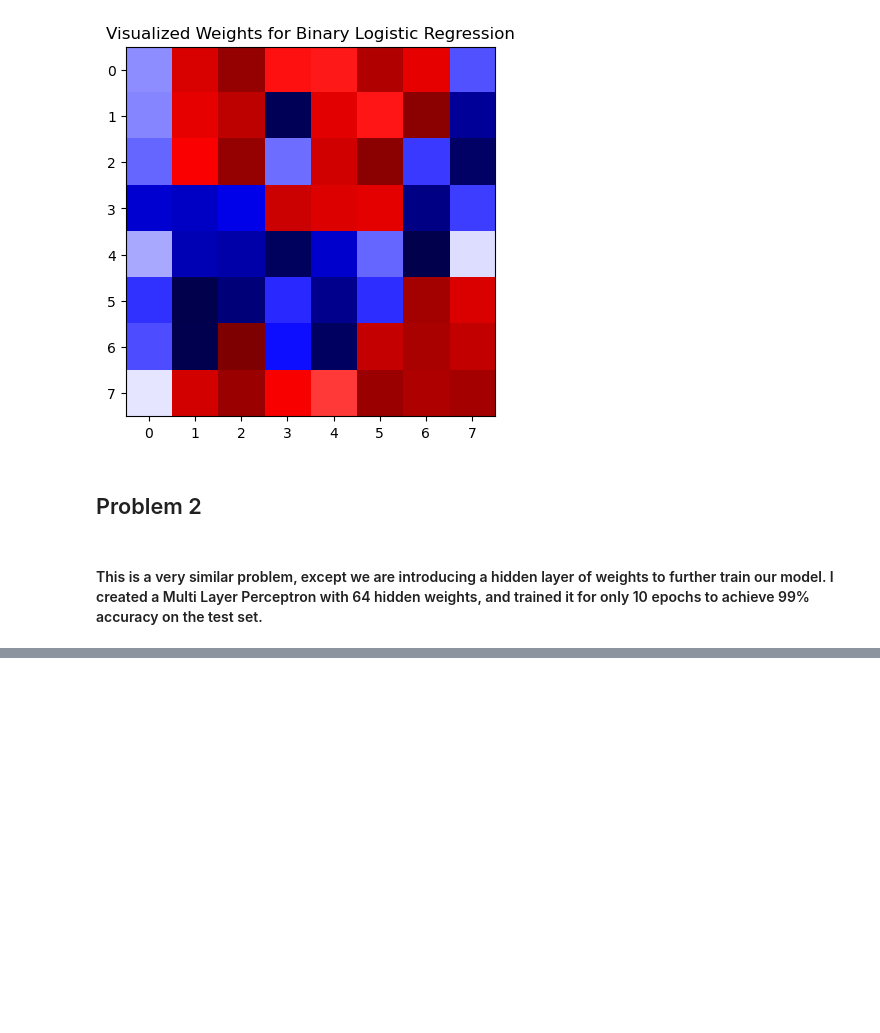
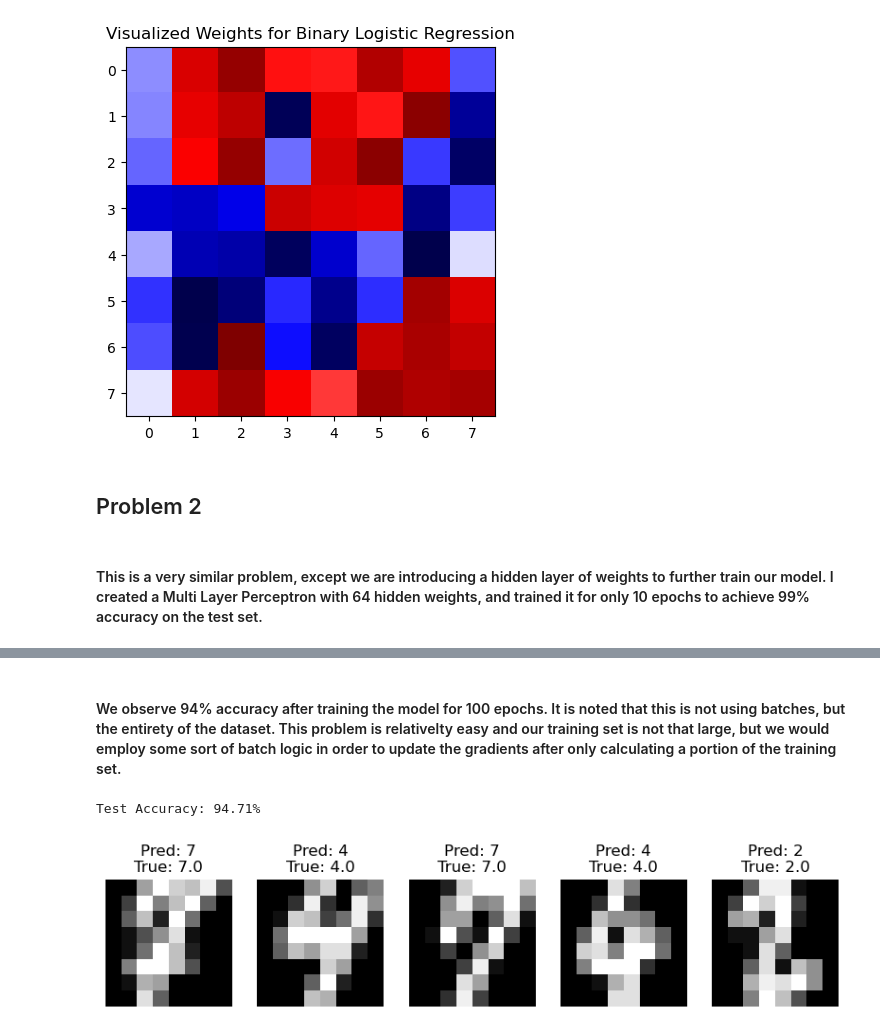
Before and after one commit to detroitnatif/CS371, a Jupyter notebook: ECE495/HW3_ECE495.ipynb, the cells around one changed output, grey strips where cells are left out. Saved outputs shown, nothing was run; the diff lists cells and outputs as text; code cells hidden in the pictures; blank space fills up the shorter version.

```diff
--- a/ECE495/HW3_ECE495.ipynb
+++ b/ECE495/HW3_ECE495.ipynb
@@ -154,0 +184,18 @@ Test Accuracy: 100.00%
+# %%
+input_size = 8 * 8
+hidden_size = 64
+output_size = 10
+# %%
+multi_class_model = MultiClassModel(input_size, hidden_size, output_size)
+multi_class_loss_function = nn.CrossEntropyLoss()
+multi_class_optimizer = optim.Adam(multi_class_model.parameters(), lr=0.001)
+# %%
+NUM_EPOCHS = 100
+for epoch in range(NUM_EPOCHS):
+    multi_class_optimizer.zero_grad()
+    y_pred = multi_class_model(x_train.view(-1, 64))
+    loss = multi_class_loss_function(y_pred, y_train.long())
+    loss.backward()
+    multi_class_optimizer.step()
+    if (epoch) % (NUM_EPOCHS * .1) == 0:
+        print("Epoch: ", epoch, "Loss: ", loss.item())
@@ -154,0 +213,32 @@ Test Accuracy: 100.00%
+# %% [markdown]
+#### We observe 94% accuracy after training the model for 100 epochs. It is noted that this is not using batches, but the entirety of the dataset. This problem is relativelty easy and our training set is not that large, but we would employ some sort of batch logic in order to update the gradients after only calculating a portion of the training set.
+# %%
+with torch.no_grad():
+    y_pred = multi_class_model(x_test.view(-1, 64))
+    correct = (torch.argmax(y_pred, dim=1) == y_test).sum().item()
+    accuracy = 100 * correct / len(y_test)
+    print(f'Test Accuracy: {accuracy:.2f}%')
+# %% [output]
+Test Accuracy: 94.71%
+# %%
+import matplotlib.pyplot as plt
+
+def show_test_samples(model, x_test, y_test, num_samples=5):
+    with torch.no_grad():
+        indices = torch.randint(0, len(x_test), (num_samples,))
+        x_samples = x_test[indices]
+        y_true = y_test[indices]
+
+        y_pred = model(x_samples.view(-1, 8 * 8))
+        predicted_labels = torch.argmax(y_pred, dim=1)
+
+        fig, axs = plt.subplots(1, num_samples, figsize=(num_samples * 2, 2))
+        for i in range(num_samples):
+            axs[i].imshow(x_samples[i].view(8, 8), cmap='gray')
+            axs[i].set_title(f'Pred: {predicted_labels[i].item()}\nTrue: {y_true[i].item()}')
+            axs[i].axis('off')
+        plt.show()
+
+show_test_samples(multi_class_model, x_test, y_test, num_samples=5)
+# %% [output]
+[figure, added]
```
Also changed, not shown: parts of 11 cells of this notebook.
